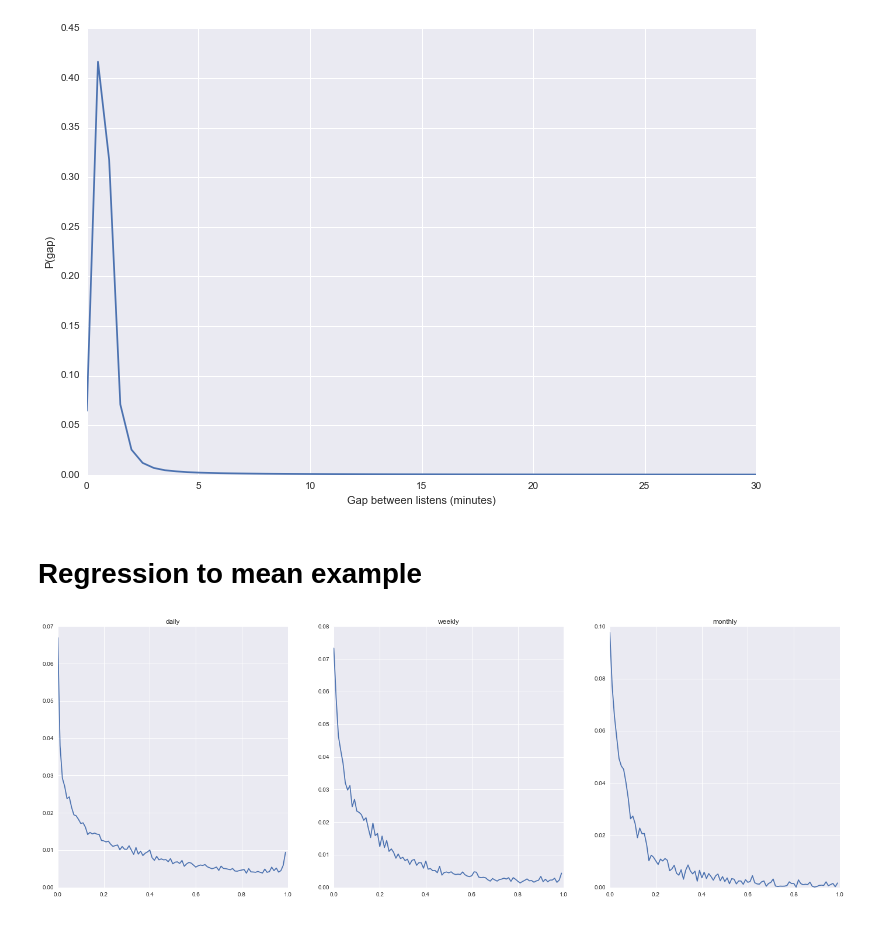
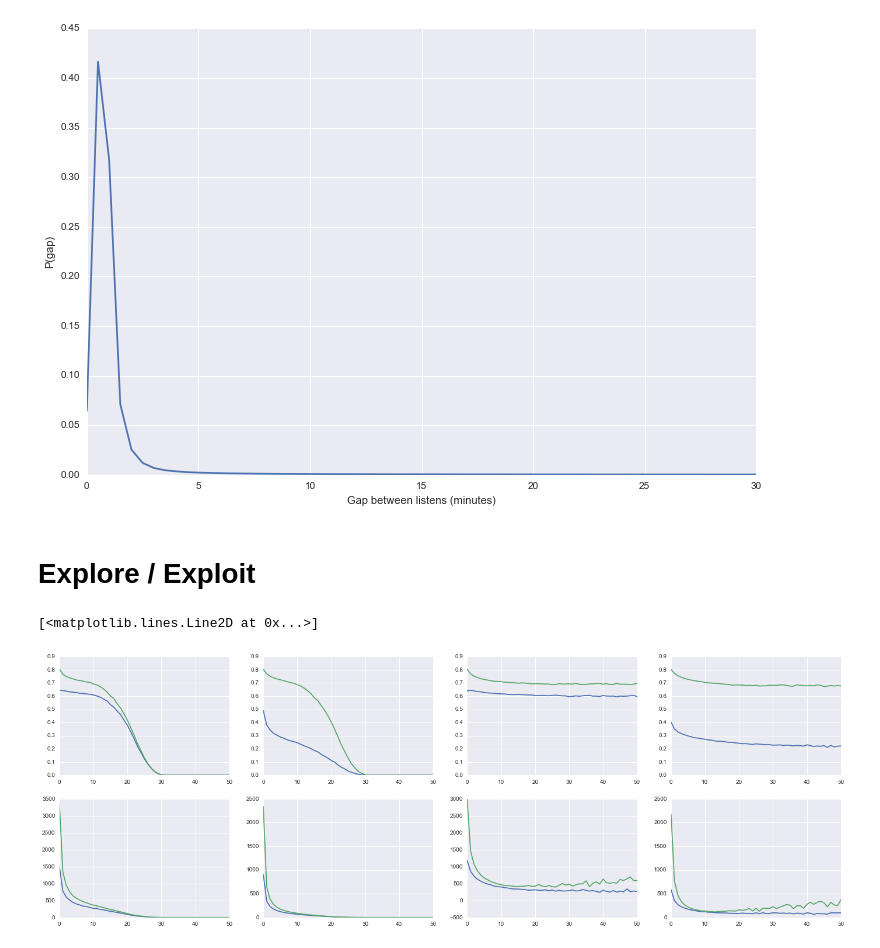
Before and after one commit to jlorince/MusicForaging, a Jupyter notebook: notebooks/result_viz.ipynb, the cells around one changed output. Drawn from its saved outputs; the diff is of its cells as text; code cells hidden in the pictures.

```diff
--- a/notebooks/result_viz.ipynb
+++ b/notebooks/result_viz.ipynb
@@ -408,5 +408,3 @@ ax.set_xlabel('Gap between listens (minutes)')
 ax.set_ylabel('P(gap)');
 # %% [output]
 [figure]
-# %% [markdown]
-# Regression to mean example
@@ -513,11 +411,46 @@ vals_M = np.array([ 0.09767873,  0.07727021,  0.0656259 ,  0.05737605,  0.049359
-# %%
-fig,axes = plt.subplots(1,3,figsize=(24,8))
-for i,arr in enumerate((vals_D,vals_W,vals_M)):
-    ax = axes[i]
-    ax.plot(arr)
-    ax.set_xticklabels(np.arange(0,1.01,.2))
-axes[0].set_title('daily')
-axes[1].set_title('weekly')
-axes[2].set_title('monthly');
-# %% [output]
-[figure, removed]
+# %% [markdown]
+# Explore / Exploit
+# %%
+df_ee = pd.read_table('../testData/temp',header=None,names=['user','basis','d'])
+df_ee['d'] = df_ee['d'].apply(lambda s: np.array(s.split(','),dtype=float)).apply(lambda x: np.pad(x,(0,1001-len(x)),mode='constant'))
+#print sorted(df_ee['basis'].unique())
+# %%
+fig,axes = plt.subplots(2,4,figsize=(24,8))
+for ax in axes.flat:
+    ax.set_xlim(0,50)
+flat = axes.flat
+
+ax = flat.next()
+ax.plot(np.vstack(df_ee[df_ee['basis']=='blocks_nextdist_final']['d']).mean(0))
+ax.plot(np.vstack(df_ee[df_ee['basis']=='blocks_nextdist_final_rand']['d']).mean(0))
+
+ax = flat.next()
+ax.plot(np.vstack(df_ee[df_ee['basis']=='scrobbles_nextdist_final']['d']).mean(0))
+ax.plot(np.vstack(df_ee[df_ee['basis']=='scrobbles_nextdist_final_rand']['d']).mean(0))
+
+ax = flat.next()
+ax.plot(np.vstack(df_ee[df_ee['basis']=='blocks_nextdist_current']['d']).mean(0))
+ax.plot(np.vstack(df_ee[df_ee['basis']=='blocks_nextdist_current_rand']['d']).mean(0))
+
+ax = flat.next()
+ax.plot(np.vstack(df_ee[df_ee['basis']=='scrobbles_nextdist_current']['d']).mean(0))
+ax.plot(np.vstack(df_ee[df_ee['basis']=='scrobbles_nextdist_current_rand']['d']).mean(0))
+
+ax = flat.next()
+ax.plot(np.vstack(df_ee[df_ee['basis']=='blocks_return_time_final']['d']).mean(0))
+ax.plot(np.vstack(df_ee[df_ee['basis']=='blocks_return_time_final_rand']['d']).mean(0))
+
+ax = flat.next()
+ax.plot(np.vstack(df_ee[df_ee['basis']=='scrobbles_return_time_final']['d']).mean(0))
+ax.plot(np.vstack(df_ee[df_ee['basis']=='scrobbles_return_time_final_rand']['d']).mean(0))
+
+ax = flat.next()
+ax.plot(np.vstack(df_ee[df_ee['basis']=='blocks_return_time_current']['d']).mean(0))
+ax.plot(np.vstack(df_ee[df_ee['basis']=='blocks_return_time_current_rand']['d']).mean(0))
+
+ax = flat.next()
+ax.plot(np.vstack(df_ee[df_ee['basis']=='scrobbles_return_time_current']['d']).mean(0))
+ax.plot(np.vstack(df_ee[df_ee['basis']=='scrobbles_return_time_current_rand']['d']).mean(0))
+# %% [output]
+[<matplotlib.lines.Line2D at 0x...>]
+[figure, added]
```
Also changed, not shown: parts of 3 cells of this notebook, 2 other files.
